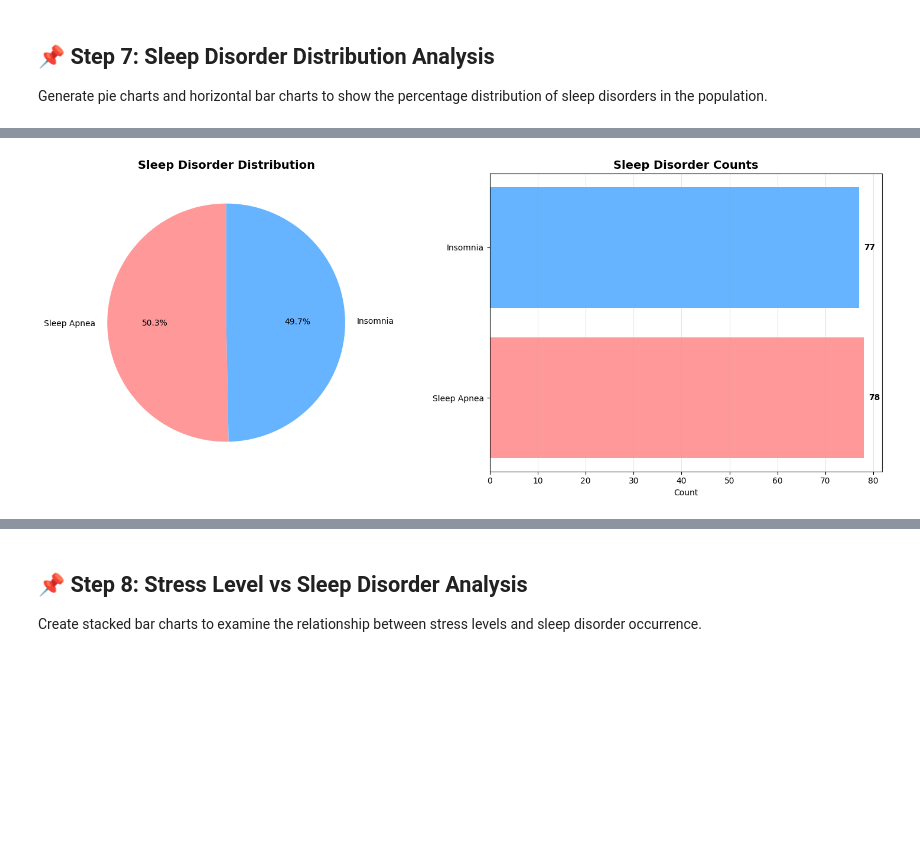
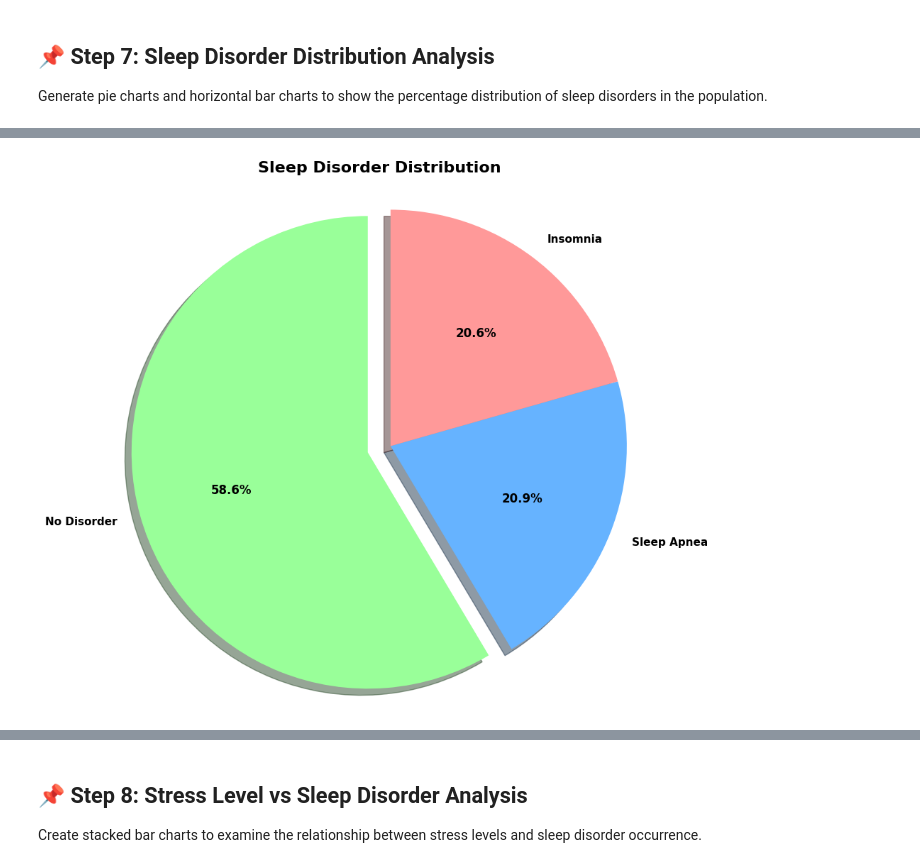
Before and after one commit to tonylai2022/Sleep-Health-Lifestyle-Analysis, a Jupyter notebook: sleep_health_analysis.ipynb, the cells around one changed output, grey strips where cells are left out. Cells and saved outputs as stored; diff of their text form; code cells hidden in the pictures; blank space fills up the shorter version.

Commit message:
Add pie chart

```diff
--- a/sleep_health_analysis.ipynb
+++ b/sleep_health_analysis.ipynb
@@ -405,24 +405,58 @@ df_viz['Sleep Disorder Viz'] = df_viz['Sleep Disorder'].fillna('No Disorder')
 disorder_counts = df_viz['Sleep Disorder Viz'].value_counts()
 disorder_percentages = df_viz['Sleep Disorder Viz'].value_counts(normalize=True) * 100
 
-# Create subplots for multiple visualizations
-fig, axes = plt.subplots(1, 2, figsize=(15, 6))
+# Create pie chart with specific styling
+plt.figure(figsize=(10, 8))
 
-# Pie chart
-colors = ['#ff9999', '#66b3ff', '#99ff99', '#ffcc99']
-wedges, texts, autotexts = axes[0].pie(disorder_counts.values, labels=disorder_counts.index,
-                                       autopct='%1.1f%%', colors=colors, startangle=90)
-axes[0].set_title('Sleep Disorder Distribution', fontsize=14, fontweight='bold')
+# Define colors for each disorder type
+colors = {
+    'No Disorder': '#99ff99',      # Light green
+    'Insomnia': '#ff9999',         # Light red
+    'Sleep Apnea': '#66b3ff'       # Light blue
+}
 
-# Horizontal bar chart
-axes[1].barh(disorder_counts.index, disorder_counts.values, color=colors)
-axes[1].set_xlabel('Count')
-axes[1].set_title('Sleep Disorder Counts', fontsize=14, fontweight='bold')
-axes[1].grid(axis='x', alpha=0.3)
+# Create the pie chart
+wedges, texts, autotexts = plt.pie(
+    disorder_counts.values,
+    labels=disorder_counts.index,
+    autopct='%1.1f%%',
+    colors=[colors.get(label, '#ffcc99') for label in disorder_counts.index],
+    startangle=90,
+    explode=(0.1, 0, 0),  # Explode the 'No Disorder' slice slightly
+    shadow=True
+)
+
+# Enhance the appearance
+plt.title('Sleep Disorder Distribution', fontsize=16, fontweight='bold', pad=20)
+
+# Make percentage text bold and larger
+for autotext in autotexts:
+    autotext.set_color('black')
+    autotext.set_fontweight('bold')
+    autotext.set_fontsize(12)
+
+# Make labels bold
+for text in texts:
+    text.set_fontweight('bold')
+    text.set_fontsize(11)
+
+plt.axis('equal')  # Equal aspect ratio ensures that pie is drawn as a circle
+plt.tight_layout()
+plt.show()
+
+# Create a horizontal bar chart as well
+plt.figure(figsize=(10, 6))
+bars = plt.barh(disorder_counts.index, disorder_counts.values,
+                color=[colors.get(label, '#ffcc99') for label in disorder_counts.index])
+plt.xlabel('Number of Participants', fontweight='bold')
+plt.title('Sleep Disorder Distribution (Bar Chart)', fontsize=14, fontweight='bold')
+plt.grid(axis='x', alpha=0.3)
 
 # Add value labels on bars
 for i, value in enumerate(disorder_counts.values):
-    axes[1].text(value + 1, i, str(value), va='center', fontweight='bold')
+    percentage = disorder_percentages.iloc[i]
+    plt.text(value + 2, i, f'{value} ({percentage:.1f}%)',
+             va='center', fontweight='bold')
 
 plt.tight_layout()
 plt.show()
@@ -431,28 +465,51 @@ plt.show()
 try:
     import plotly.offline as pyo
 
+    # Create interactive pie chart with custom colors
     fig = px.pie(
         values=disorder_counts.values,
         names=disorder_counts.index,
         title='Sleep Disorder Distribution (Interactive)',
-        color_discrete_sequence=px.colors.qualitative.Set3
+        color_discrete_map=colors
     )
-    fig.update_traces(textposition='inside', textinfo='percent+label')
+
+    # Customize the appearance
+    fig.update_traces(
+        textposition='inside',
+        textinfo='percent+label',
+        textfont_size=12,
+        marker=dict(line=dict(color='#FFFFFF', width=2))
+    )
+
+    fig.update_layout(
+        title_font_size=16,
+        font=dict(size=12)
+    )
+
     pyo.iplot(fig)
 
 except Exception as e:
     print(f"Interactive pie chart display issue: {e}")
     print("Using static matplotlib visualization instead.")
 
-# Print statistics
+# Print detailed statistics
 print("\n📊 Sleep Disorder Statistics:")
 for disorder, count in disorder_counts.items():
     percentage = disorder_percentages[disorder]
     print(f"• {disorder}: {count} people ({percentage:.1f}%)")
 
 print(f"\nTotal participants: {len(df)}")
-num_with_disorder = df['Sleep Disorder'].notnull().sum()
-num_without_disorder = df['Sleep Disorder'].isnull().sum()
-print(f"People with sleep disorders: {num_with_disorder} ({(num_with_disorder / len(df) * 100):.1f}%)")
-print(f"People without sleep disorders: {num_without_disorder} ({(num_without_disorder / len(df) * 100):.1f}%)")
+
+# Additional insights
+print("\n🔍 Key Insights:")
+print(f"• {disorder_percentages['No Disorder']:.1f}% of participants have no sleep disorders")
+if 'Insomnia' in disorder_percentages:
+    print(f"• Insomnia affects {disorder_percentages['Insomnia']:.1f}% of participants")
+if 'Sleep Apnea' in disorder_percentages:
+    print(f"• Sleep Apnea affects {disorder_percentages['Sleep Apnea']:.1f}% of participants")
+
+# Calculate total with disorders
+total_with_disorders = 100 - disorder_percentages['No Disorder']
+print(f"• Total with sleep disorders: {total_with_disorders:.1f}% of participants")
+print(f"• Sleep disorders affect approximately 2 in 5 people in this study")
 # %% [output]
@@ -459 +525 @@ print(f"People without sleep disorders: {num_without_disorder} ({(num_without_di
-[figure, old version]
+[figure, new version]
```
Also changed, not shown: parts of 1 cell of this notebook.
